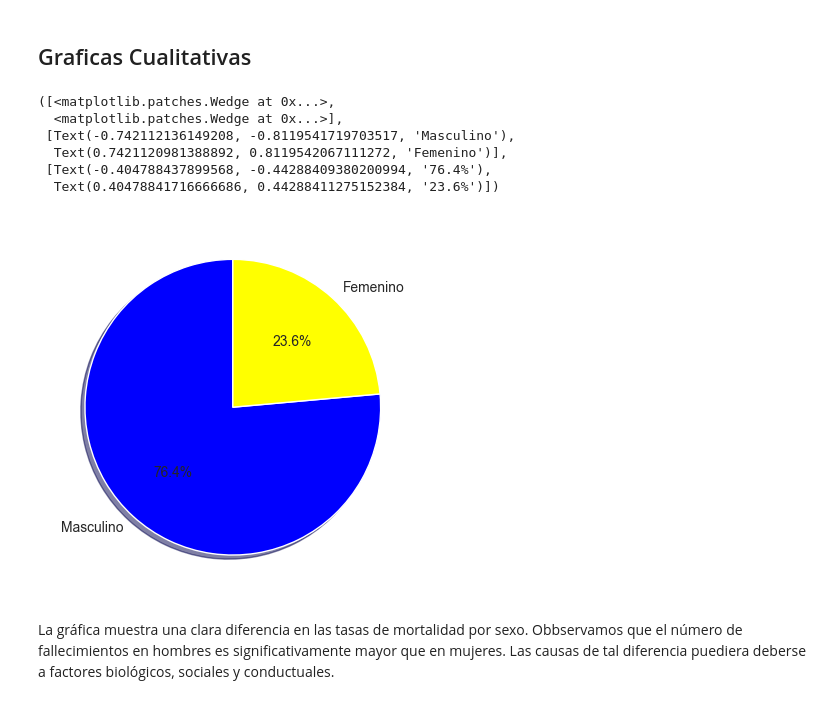
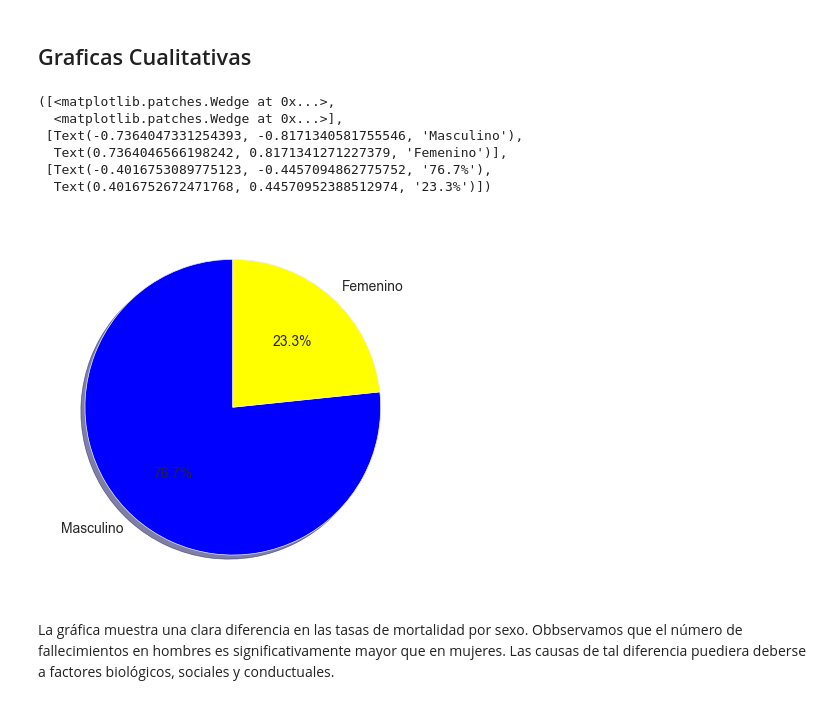
Before and after one commit to ing-jhparra/Proyecto-de-analisis-de-datos-en-Siniestros-Viales, a Jupyter notebook: notebooks/1_eda_siniestros.ipynb, the cells around one changed output. Saved outputs shown, nothing was run; the diff lists cells and outputs as text; code cells hidden in the pictures.

```diff
--- a/notebooks/1_eda_siniestros.ipynb
+++ b/notebooks/1_eda_siniestros.ipynb
@@ -311,20 +389,21 @@ Text(0.5, 1.0, 'Victimas por Año')
 # %% [markdown]
 ## Graficas Cualitativas
 # %%
-masculino = victimas["sexo_victima"].value_counts()["MASCULINO"]
-femenino = victimas["sexo_victima"].value_counts()["FEMENINO"]
+masculino = homicidios_victimas["sexo_victima"].value_counts()["MASCULINO"]
+femenino = homicidios_victimas["sexo_victima"].value_counts()["FEMENINO"]
 etiquetas = 'Masculino', 'Femenino'
 sizes = [masculino, femenino]
+
 fig, ax = plt.subplots()
 ax.pie(sizes, labels=etiquetas, autopct='%1.1f%%',colors=['blue', 'yellow'],shadow=True, startangle=90)
 # %% [output]
 ([<matplotlib.patches.Wedge at 0x...>,
   <matplotlib.patches.Wedge at 0x...>],
- [Text(-0.742112136149208, -0.8119541719703517, 'Masculino'),
-  Text(0.7421120981388892, 0.8119542067111272, 'Femenino')],
- [Text(-0.404788437899568, -0.44288409380200994, '76.4%'),
-  Text(0.40478841716666686, 0.44288411275152384, '23.6%')])
+ [Text(-0.7364047331254393, -0.8171340581755546, 'Masculino'),
+  Text(0.7364046566198242, 0.8171341271227379, 'Femenino')],
+ [Text(-0.4016753089775123, -0.4457094862775752, '76.7%'),
+  Text(0.4016752672471768, 0.44570952388512974, '23.3%')])
-[figure, old version]
+[figure, new version]
 # %% [markdown]
 La gráfica muestra una clara diferencia en las tasas de mortalidad por sexo. Obbservamos que el número de fallecimientos en hombres es significativamente mayor que en mujeres. Las causas de tal diferencia puediera deberse a factores  biológicos, sociales y conductuales.
 # %%
```
Also changed, not shown: parts of 57 cells of this notebook, 3 other files.
